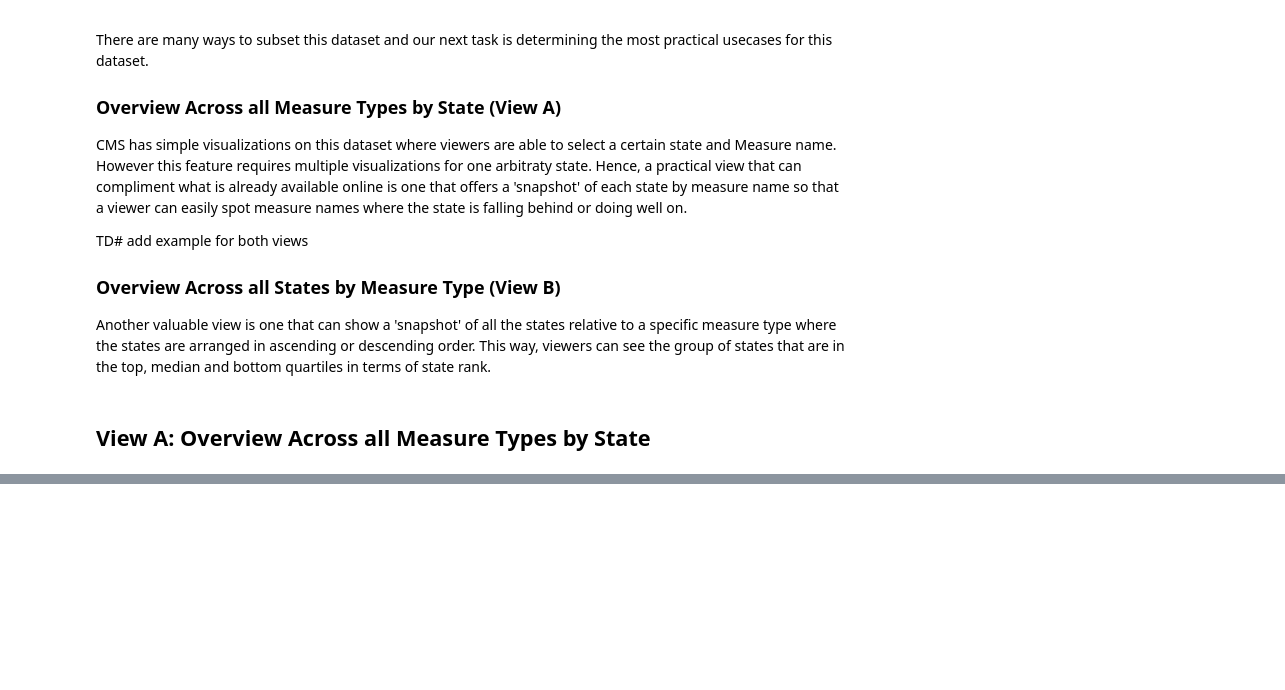
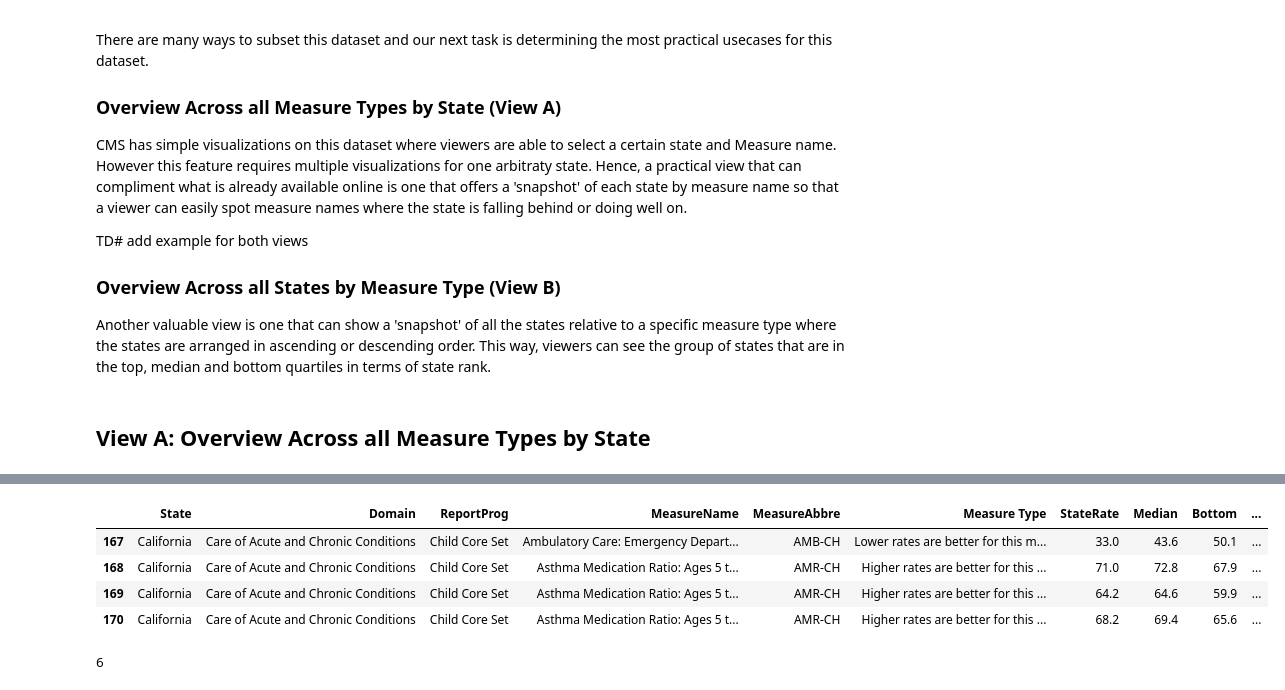
Before and after one commit to CORPUZ-2024/Medicaid_2019_Qual_Measure, a Jupyter notebook: 2019Medicaid.ipynb, the cells around one changed output, grey strips where cells are left out. Cells and saved outputs as stored; diff of their text form; code cells hidden in the pictures; blank space fills up the shorter version.

```diff
--- a/2019Medicaid.ipynb
+++ b/2019Medicaid.ipynb
@@ -255,0 +262,13 @@ ca
+# %%
+CA_ACC = CA_CS[(CA_CS.Domain == 'Care of Acute and Chronic Conditions')]
+CA_ACC
+# %% [output]
+|  | State | Domain | ReportProg | MeasureName | MeasureAbbre | Measure Type | StateRate | Median | Bottom | ... |
+| 167 | California | Care of Acute and Chronic Conditions | Child Core Set | Ambulatory Care: Emergency Depart... | AMB-CH | Lower rates are better for this m... | 33.0 | 43.6 | 50.1 | ... |
+| 168 | California | Care of Acute and Chronic Conditions | Child Core Set | Asthma Medication Ratio: Ages 5 t... | AMR-CH | Higher rates are better for this ... | 71.0 | 72.8 | 67.9 | ... |
+| 169 | California | Care of Acute and Chronic Conditions | Child Core Set | Asthma Medication Ratio: Ages 5 t... | AMR-CH | Higher rates are better for this ... | 64.2 | 64.6 | 59.9 | ... |
+| 170 | California | Care of Acute and Chronic Conditions | Child Core Set | Asthma Medication Ratio: Ages 5 t... | AMR-CH | Higher rates are better for this ... | 68.2 | 69.4 | 65.6 | ... |
+# %%
+len(CA_BHC)
+# %% [output]
+6
```
Also changed, not shown: parts of 29 cells of this notebook.
